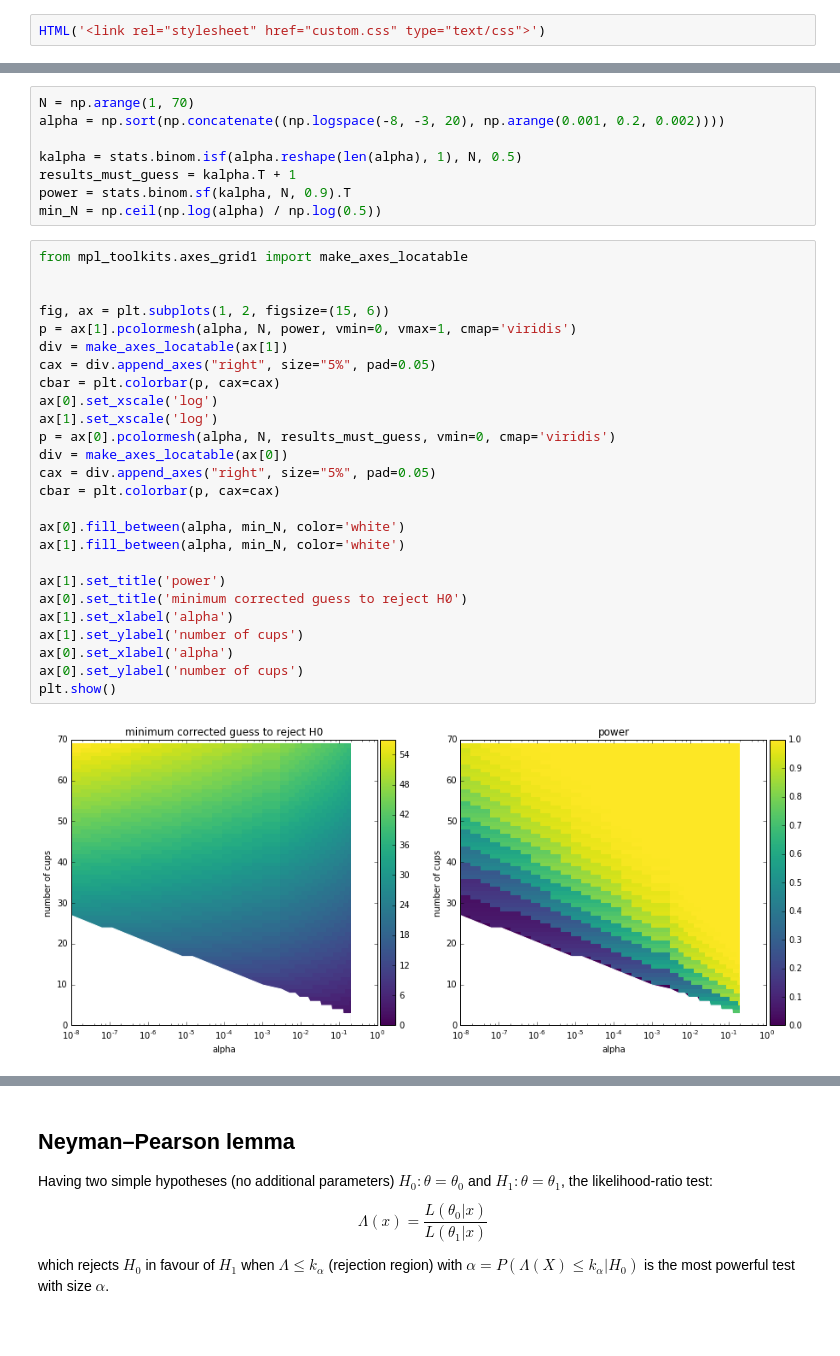
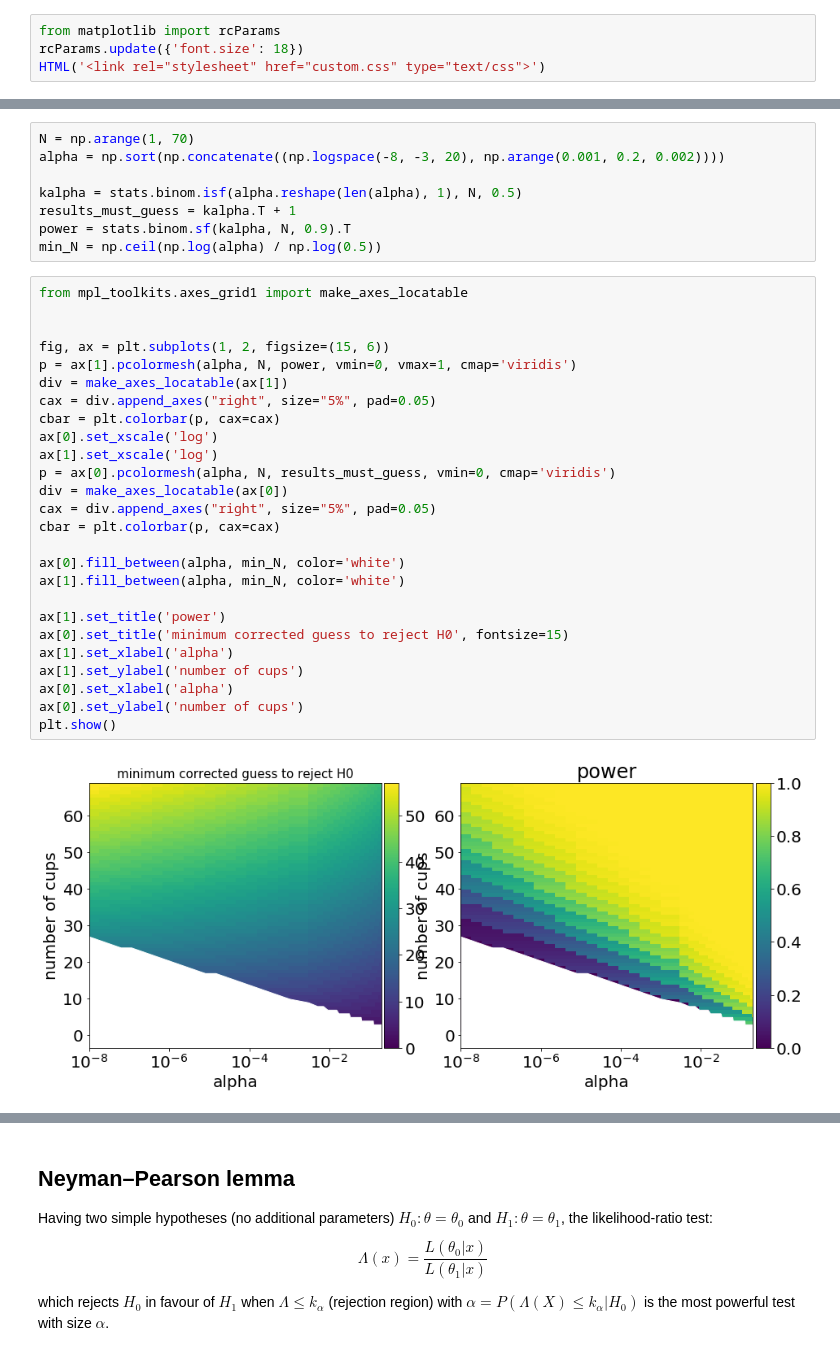
Before and after one commit to wiso/StatisticsLectures, a Jupyter notebook: Lecture2.ipynb, the cells around one changed output, grey strips where cells are left out. Drawn from its saved outputs; the diff is of its cells as text; blank space fills up the shorter version.

```diff
--- a/Lecture2.ipynb
+++ b/Lecture2.ipynb
@@ -20,4 +14,6 @@ RooFit v3.60 -- Developed by Wouter Verkerke and David Kirkby
 # %%
+from matplotlib import rcParams
+rcParams.update({'font.size': 18})
 HTML('<link rel="stylesheet" href="custom.css" type="text/css">')
 # %%
 #from notebook.services.config import ConfigManager
@@ -161,31 +155,31 @@ min_N = np.ceil(np.log(alpha) / np.log(0.5))
 # %%
 from mpl_toolkits.axes_grid1 import make_axes_locatable
 
 
 fig, ax = plt.subplots(1, 2, figsize=(15, 6))
 p = ax[1].pcolormesh(alpha, N, power, vmin=0, vmax=1, cmap='viridis')
 div = make_axes_locatable(ax[1])
 cax = div.append_axes("right", size="5%", pad=0.05)
 cbar = plt.colorbar(p, cax=cax)
 ax[0].set_xscale('log')
 ax[1].set_xscale('log')
 p = ax[0].pcolormesh(alpha, N, results_must_guess, vmin=0, cmap='viridis')
 div = make_axes_locatable(ax[0])
 cax = div.append_axes("right", size="5%", pad=0.05)
 cbar = plt.colorbar(p, cax=cax)
 
 ax[0].fill_between(alpha, min_N, color='white')
 ax[1].fill_between(alpha, min_N, color='white')
 
 ax[1].set_title('power')
-ax[0].set_title('minimum corrected guess to reject H0')
+ax[0].set_title('minimum corrected guess to reject H0', fontsize=15)
 ax[1].set_xlabel('alpha')
 ax[1].set_ylabel('number of cups')
 ax[0].set_xlabel('alpha')
 ax[0].set_ylabel('number of cups')
 plt.show()
 # %% [output]
-[figure, old version]
+[figure, new version]
 # %%
 fig
 # %% [output]
```
Also changed, not shown: parts of 30 cells of this notebook, 1 other file.
